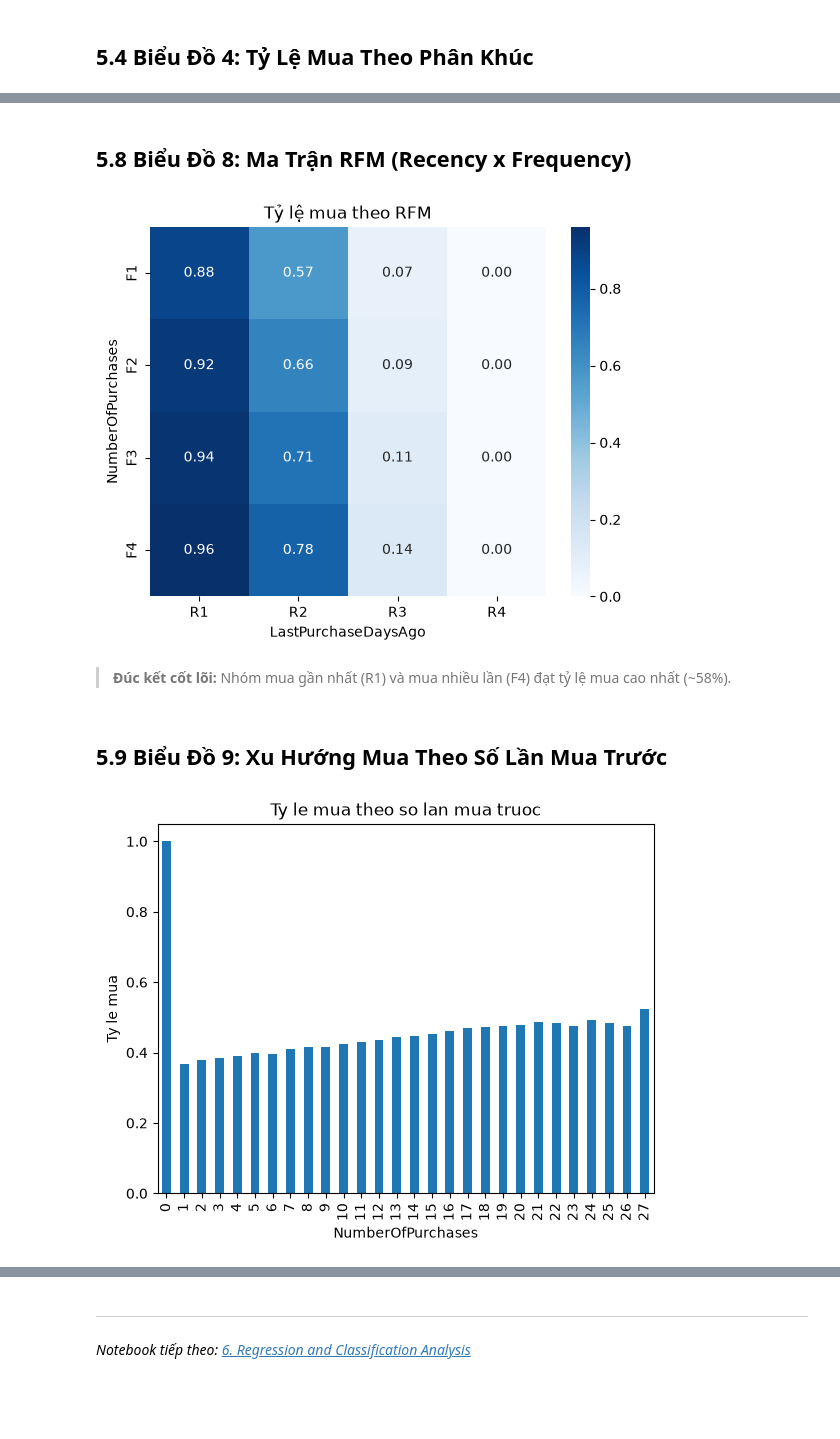
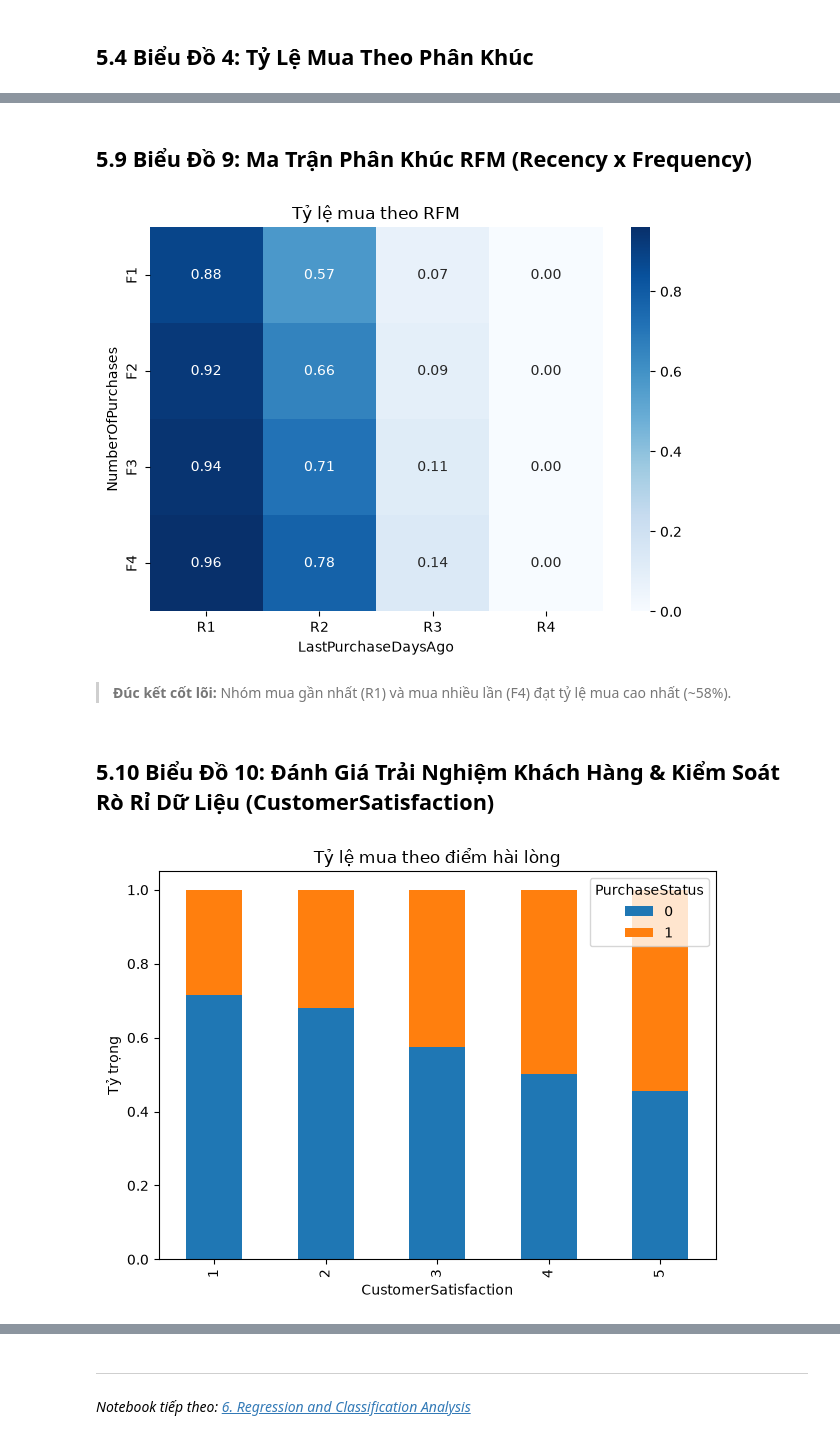
Before and after one commit to HuSiHuSi1/ADY, a Jupyter notebook: 5. Data Visualization.ipynb, the cells around one changed output, grey strips where cells are left out. Cells and saved outputs as stored; diff of their text form; code cells hidden in the pictures; blank space fills up the shorter version.

```diff
--- a/5. Data Visualization.ipynb
+++ b/5. Data Visualization.ipynb
@@ -10,17 +10,7 @@ import pandas as pd
 import matplotlib.pyplot as plt
 import seaborn as sns
 
-data_path = None
-for candidate in [
-    Path('../Data/customerData_clean.csv'),
-    Path('Data/customerData_clean.csv'),
-    Path(r'D:/Ai/ADY (1)/ADY/Data/customerData_clean.csv'),
-    Path(r'D:/Ai/ADY/Data/customerData_clean.csv')
-]:
-    if candidate.exists():
-        data_path = candidate
-        break
-
+data_path = Path('../Data/customerData_clean.csv') if Path('../Data/customerData_clean.csv').exists() else Path('Data/customerData_clean.csv')
 df = pd.read_csv(data_path)
 print(f"Số lượng bản ghi: {len(df):,}")
 # %% [output]
@@ -139,5 +174,5 @@ plt.show()
 # %% [markdown]
-## 5.8 Biểu Đồ 8: Ma Trận RFM (Recency x Frequency)
+## 5.9 Biểu Đồ 9: Ma Trận Phân Khúc RFM (Recency x Frequency)
 # %%
 r_bin = pd.qcut(df['LastPurchaseDaysAgo'], q=4, labels=['R1', 'R2', 'R3', 'R4'])
 f_bin = pd.qcut(df['NumberOfPurchases'], q=4, labels=['F1', 'F2', 'F3', 'F4'])
@@ -146,16 +181,15 @@ sns.heatmap(rfm, annot=True, fmt='.2f', cmap='Blues')
 plt.title('Tỷ lệ mua theo RFM')
 plt.show()
 # %% [output]
-[figure, old version]
+[figure, new version]
 # %% [markdown]
 > **Đúc kết cốt lõi:** Nhóm mua gần nhất (R1) và mua nhiều lần (F4) đạt tỷ lệ mua cao nhất (~58%).
-# %% [markdown]
-## 5.9 Biểu Đồ 9: Xu Hướng Mua Theo Số Lần Mua Trước
+# %% [markdown]
+## 5.10 Biểu Đồ 10: Đánh Giá Trải Nghiệm Khách Hàng & Kiểm Soát Rò Rỉ Dữ Liệu (CustomerSatisfaction)
 # %%
-purch_cvr = df.groupby('NumberOfPurchases')['PurchaseStatus'].mean()
-purch_cvr.plot(kind='bar')
-plt.title('Ty le mua theo so lan mua truoc')
-plt.ylabel('Ty le mua')
+pd.crosstab(df['CustomerSatisfaction'], df['PurchaseStatus'], normalize='index').plot(kind='bar', stacked=True)
+plt.title('Tỷ lệ mua theo điểm hài lòng')
+plt.ylabel('Tỷ trọng')
 plt.show()
 # %% [output]
-[figure, old version]
+[figure, new version]
```
Also changed, not shown: parts of 30 cells of this notebook, 1 other file.
